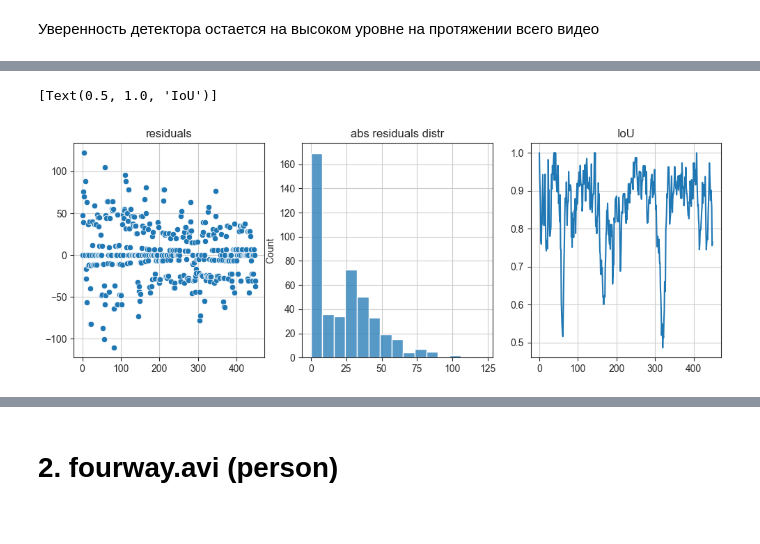
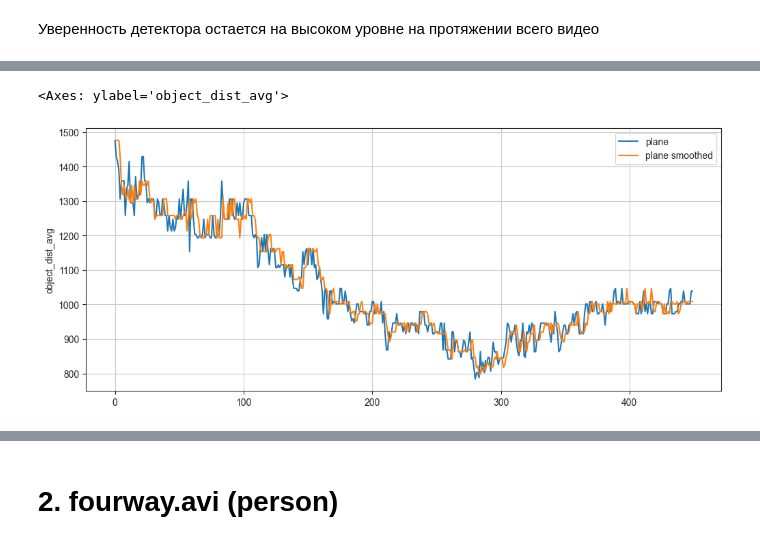
Before and after one commit to alexj-smolin/ds-school-project, a Jupyter notebook: notebooks/metrics.ipynb, the cells around one changed output, grey strips where cells are left out. Cells and saved outputs as stored; diff of their text form; code cells hidden in the pictures.

```diff
--- a/notebooks/EDA.ipynb
+++ b/notebooks/metrics.ipynb
@@ -173,5 +162,5 @@ sns.lineplot(object_conf, label="object_conf")
 # %%
-plane_smooth_id = "993c0a1e8afe407791faad5a47cd2a41"
+plane_smooth_id = "90487de6a3324a04ae54b3902c92be40"
 plane_smooth_params = client.get_run(plane_smooth_id).data.params
 plane_smooth_params
 # %% [output]
@@ -228,10 +186,9 @@ box1 = pd.concat([box1_x1, box1_y1, box1_x2, box1_y2], axis=1)
-# %%
-resid = (object_dist_avg2 - object_dist_avg1)
-
-_, ax = plt.subplots(1, 3, figsize=(12, 4))
-sns.scatterplot(resid, ax=ax[0]).set(title="residuals", ylabel=None)
-sns.histplot(np.abs(resid), ax=ax[1]).set(title="abs residuals distr", xlabel=None)
-sns.lineplot(iou(box1.values, box2.values), ax=ax[2]).set(title="IoU")
-# %% [output]
-[Text(0.5, 1.0, 'IoU')]
-[figure, removed]
+# %%
+object_dist_avg1 = load_metric(plane_id, "object_dist_avg")
+object_dist_avg2 = load_metric(plane_smooth_id, "object_dist_avg")
+
+sns.lineplot(object_dist_avg1, label="plane")
+sns.lineplot(object_dist_avg2, label="plane smoothed")
+# %% [output]
+<Axes: ylabel='object_dist_avg'>
+[figure, added]
```
Also changed, not shown: parts of 59 cells of this notebook, 15 other files.
